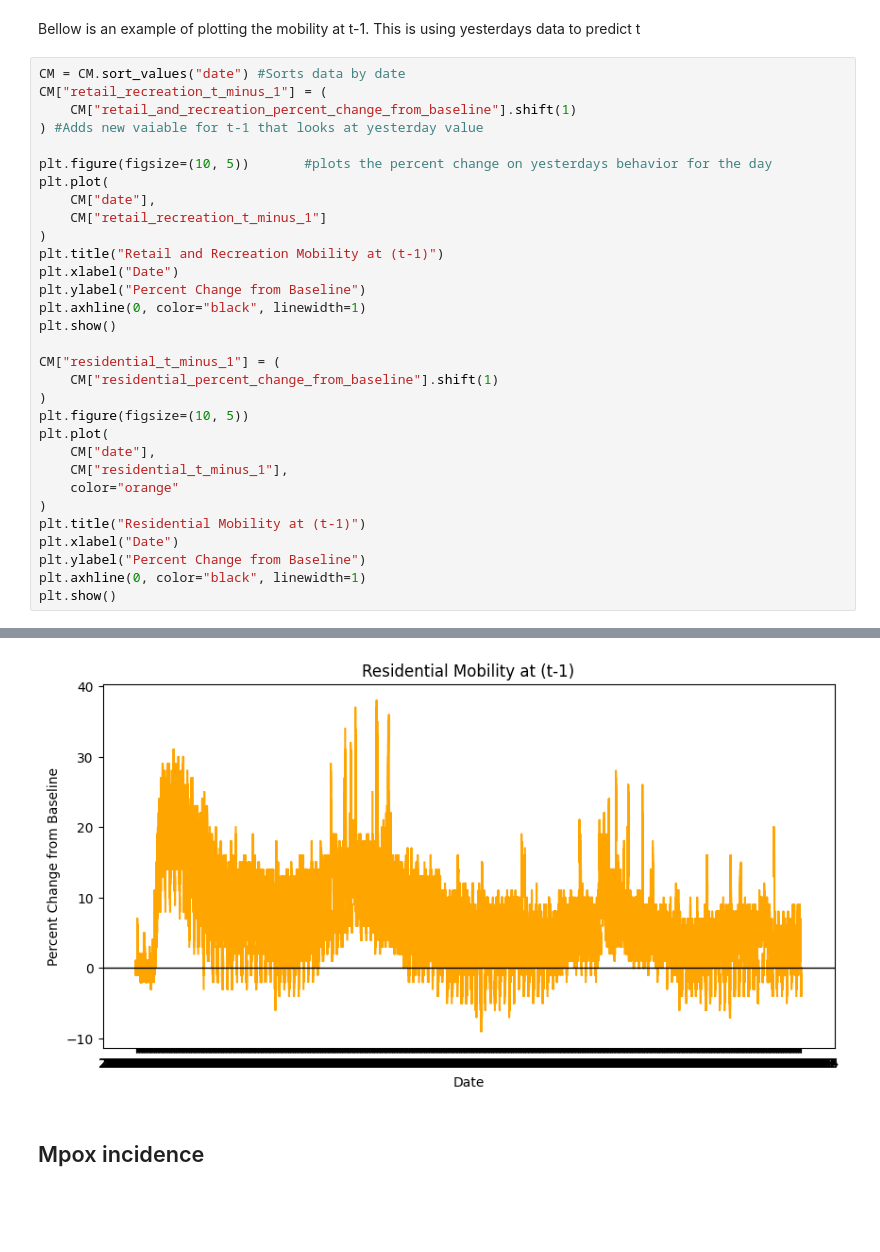
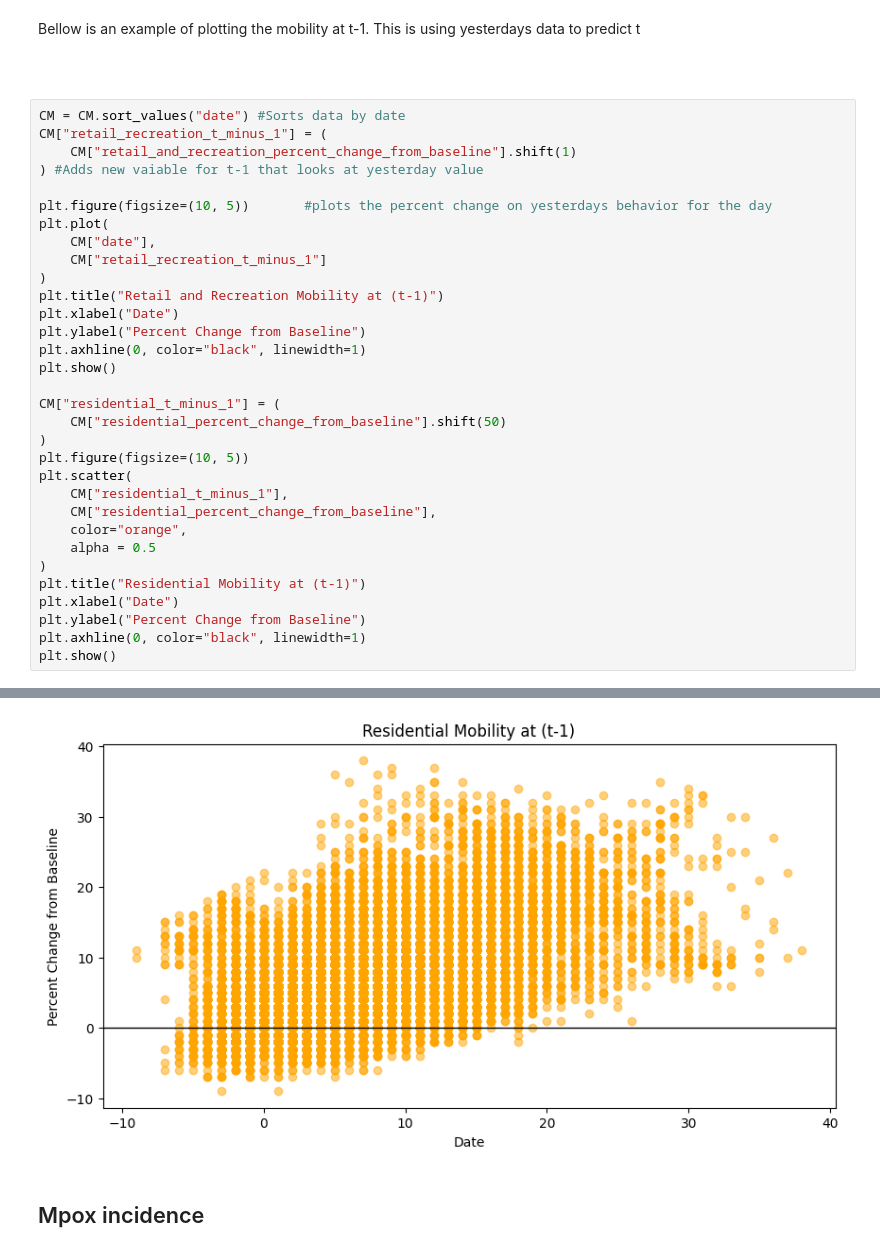
Before and after one commit to computationalUncertaintyLab/TSID, a Jupyter notebook: ch1.ipynb, the cells around one changed output, grey strips where cells are left out. Saved outputs shown, nothing was run; the diff lists cells and outputs as text; blank space fills up the shorter version.

```diff
--- a/ch1.ipynb
+++ b/ch1.ipynb
@@ -263,6 +266,8 @@ plt.show()
 [figure]
 # %% [markdown]
 Bellow is an example of plotting the mobility at t-1. This is using yesterdays data to predict t
+# %% [markdown]
+##
 # %%
 CM = CM.sort_values("date") #Sorts data by date
 CM["retail_recreation_t_minus_1"] = (
@@ -281,13 +286,14 @@ plt.axhline(0, color="black", linewidth=1)
 plt.show()
 
 CM["residential_t_minus_1"] = (
-    CM["residential_percent_change_from_baseline"].shift(1)
+    CM["residential_percent_change_from_baseline"].shift(50)
 )
 plt.figure(figsize=(10, 5))
-plt.plot(
-    CM["date"],
+plt.scatter(
     CM["residential_t_minus_1"],
-    color="orange"
+    CM["residential_percent_change_from_baseline"],
+    color="orange",
+    alpha = 0.5
 )
 plt.title("Residential Mobility at (t-1)")
 plt.xlabel("Date")
@@ -299,4 +305,4 @@ plt.show()
-[figure, old version]
+[figure, new version]
 # %% [markdown]
 ## Mpox incidence
 # %% [markdown]
```
Also changed, not shown: parts of 2 cells of this notebook.
